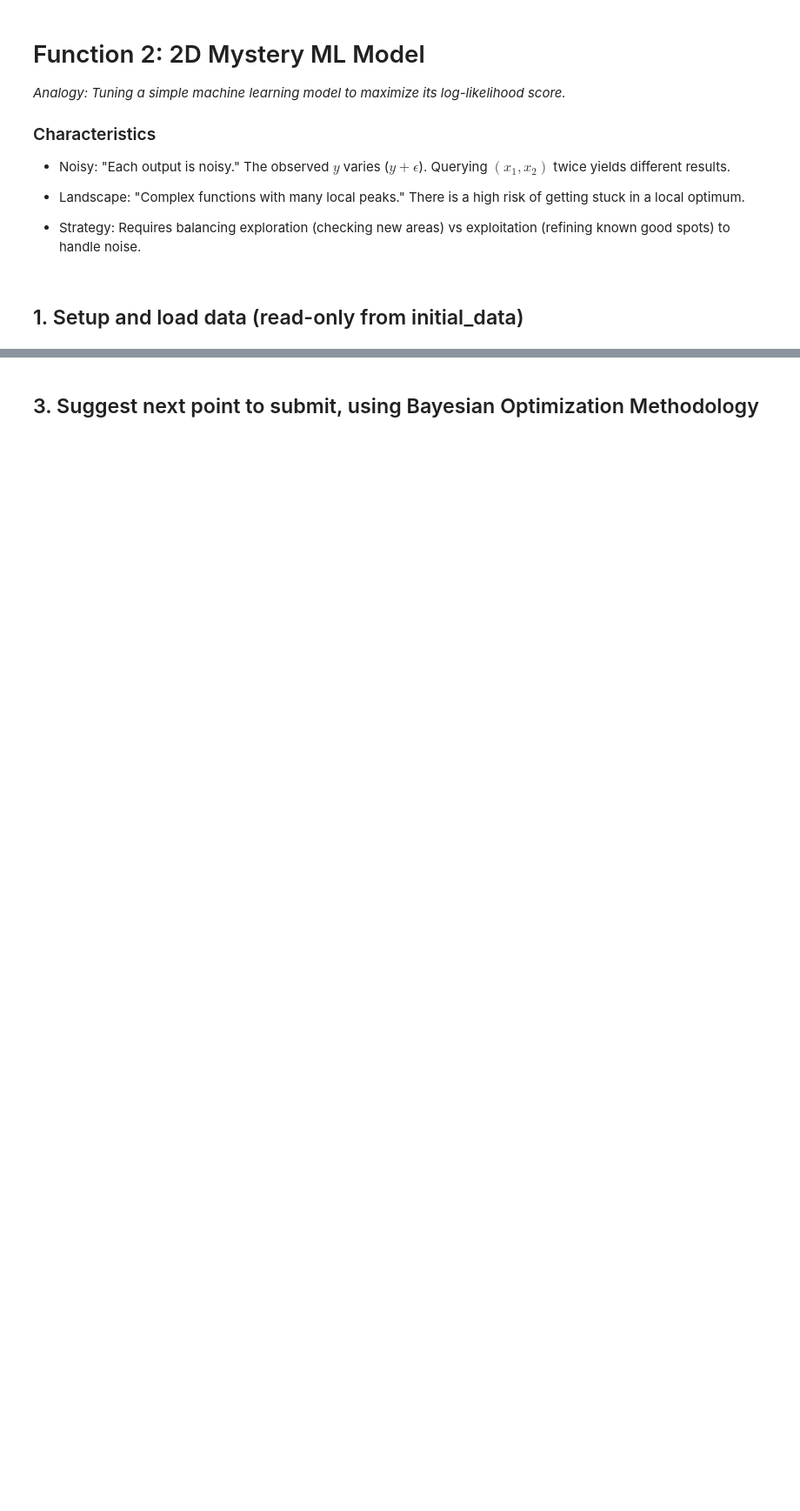
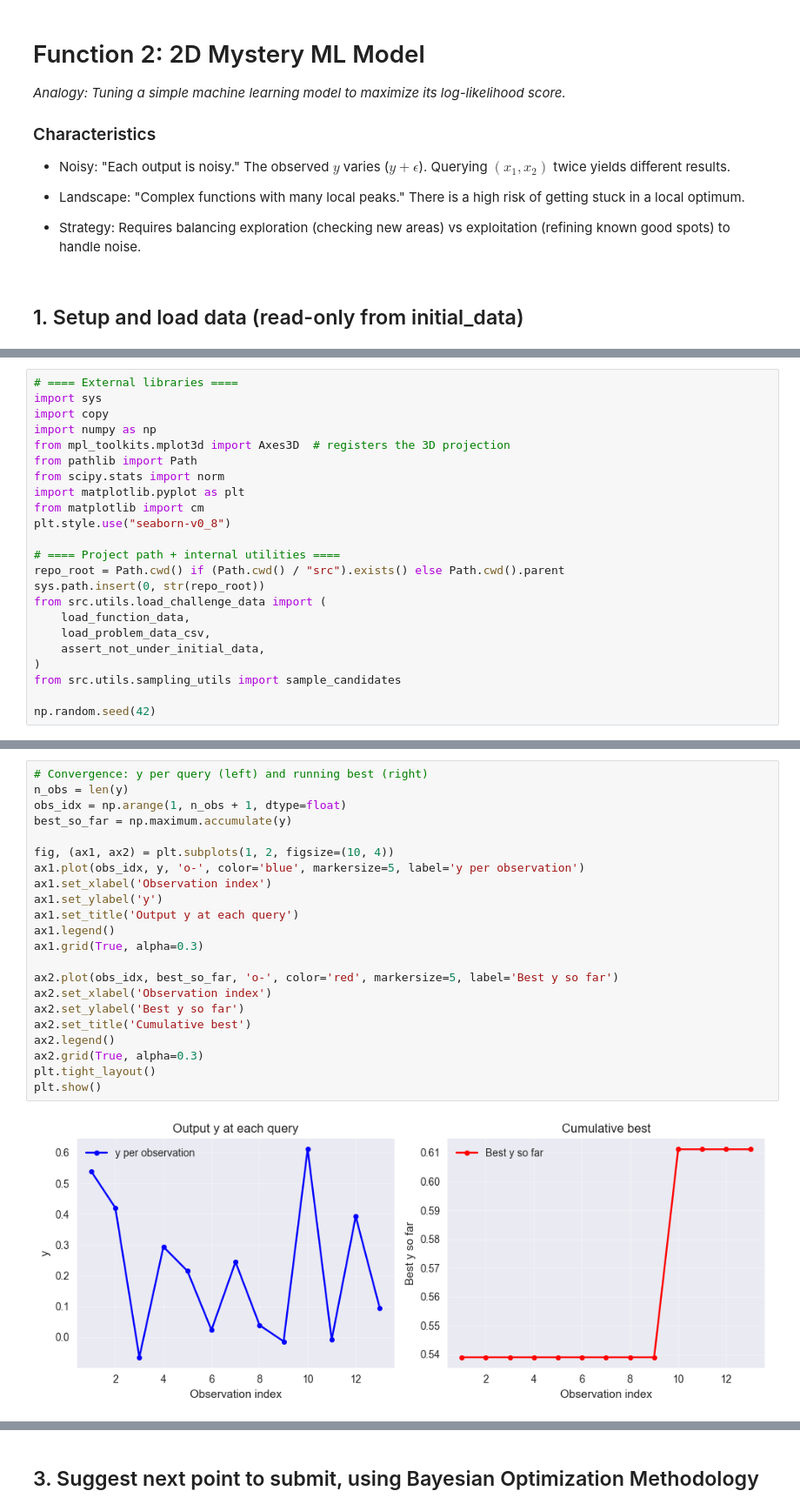
Before and after one commit to karefyllidis/black-box-optimization, a Jupyter notebook: notebooks/function_2_Mystery-ML-Model.ipynb, the cells around one changed output, grey strips where cells are left out. Shown at 87% size. Drawn from its saved outputs; the diff is of its cells as text; blank space fills up the shorter version.

Commit message:
Notebooks: align F1-F3 structure, section order, proposed-query marker, aesthetics; add append_week3_results

```diff
--- a/notebooks/function_2_Mystery-ML-Model.ipynb
+++ b/notebooks/function_2_Mystery-ML-Model.ipynb
@@ -117,0 +15,23 @@ y min value: -0.065624
+# %%
+# ==== External libraries ====
+import sys
+import copy
+import numpy as np
+from mpl_toolkits.mplot3d import Axes3D  # registers the 3D projection
+from pathlib import Path
+from scipy.stats import norm
+import matplotlib.pyplot as plt
+from matplotlib import cm
+plt.style.use("seaborn-v0_8")
+
+# ==== Project path + internal utilities ====
+repo_root = Path.cwd() if (Path.cwd() / "src").exists() else Path.cwd().parent
+sys.path.insert(0, str(repo_root))
+from src.utils.load_challenge_data import (
+    load_function_data,
+    load_problem_data_csv,
+    assert_not_under_initial_data,
+)
+from src.utils.sampling_utils import sample_candidates
+
+np.random.seed(42)
@@ -117,0 +116,24 @@ y min value: -0.065624
+# %%
+# Convergence: y per query (left) and running best (right)
+n_obs = len(y)
+obs_idx = np.arange(1, n_obs + 1, dtype=float)
+best_so_far = np.maximum.accumulate(y)
+
+fig, (ax1, ax2) = plt.subplots(1, 2, figsize=(10, 4))
+ax1.plot(obs_idx, y, 'o-', color='blue', markersize=5, label='y per observation')
+ax1.set_xlabel('Observation index')
+ax1.set_ylabel('y')
+ax1.set_title('Output y at each query')
+ax1.legend()
+ax1.grid(True, alpha=0.3)
+
+ax2.plot(obs_idx, best_so_far, 'o-', color='red', markersize=5, label='Best y so far')
+ax2.set_xlabel('Observation index')
+ax2.set_ylabel('Best y so far')
+ax2.set_title('Cumulative best')
+ax2.legend()
+ax2.grid(True, alpha=0.3)
+plt.tight_layout()
+plt.show()
+# %% [output]
+[figure, added]
```
Also changed, not shown: parts of 40 cells of this notebook, 4 other files.
